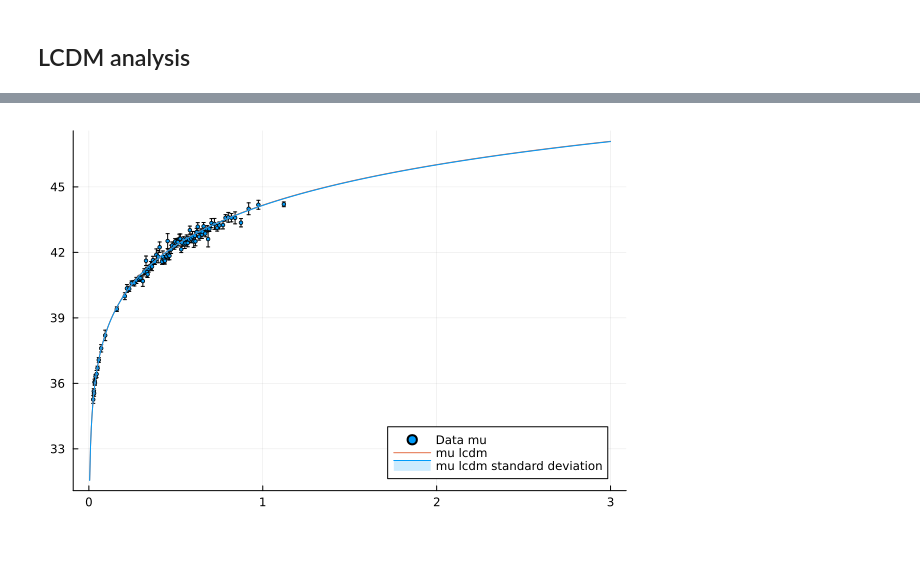
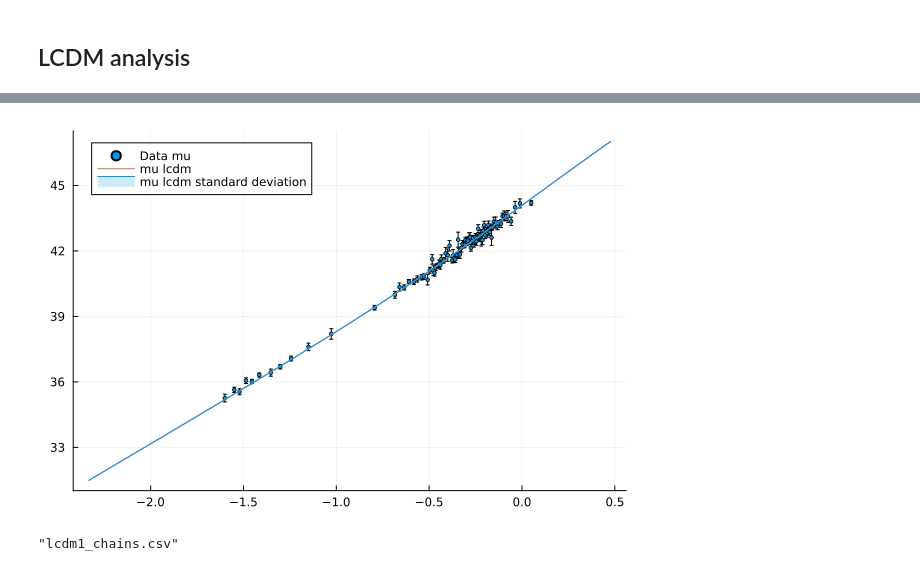
Before and after one commit to JaimeRZP/wb_gp, a Jupyter notebook: alpha_params_fixed.ipynb, the cells around one changed output, grey strips where cells are left out. Cells and saved outputs as stored; diff of their text form; code cells hidden in the pictures.

Commit message:
lcdm_mu_cc_dvrd

```diff
--- a/alpha_params_fixed.ipynb
+++ b/alpha_params_fixed.ipynb
@@ -485,6 +520,14 @@ plot!(z_integ1, vec(fs8_lcdm_m .- fs8_lcdm_s),  fillrange = vec(fs8_lcdm_m .+ fs
-# %%
-plot(datamu.z, datamu.data, yerr=mu_err, label="Data mu", ms=2, seriestype=:scatter)
-plot!(z_integ1, vec(mu_lcdm_m), label="mu lcdm")
-plot!(z_integ1, vec(mu_lcdm_m .- mu_lcdm_s),  fillrange = vec(mu_lcdm_m .+ mu_lcdm_s), fillalpha=0.2, c=1, label="mu lcdm standard deviation")
-# %% [output]
-[figure, removed]
+# %%
+plot(log10.(datamu.z), datamu.data, yerr=mu_err, label="Data mu", ms=2, seriestype=:scatter)
+plot!(log10.(z_integ1), vec(mu_lcdm_m), label="mu lcdm")
+plot!(log10.(z_integ1), vec(mu_lcdm_m .- mu_lcdm_s),  fillrange = vec(mu_lcdm_m .+ mu_lcdm_s), fillalpha=0.2, c=1, label="mu lcdm standard deviation")
+# plot(datamu.z, datamu.data, yerr=mu_err, label="Data mu", ms=2, seriestype=:scatter)
+# plot!(z_integ1, vec(mu_lcdm_m), label="mu lcdm")
+# plot!(z_integ1, vec(mu_lcdm_m .- mu_lcdm_s),  fillrange = vec(mu_lcdm_m .+ mu_lcdm_s), fillalpha=0.2, c=1, label="mu lcdm standard deviation")
+# %% [output]
+[figure, added]
+# %%
+lcdm_df_1 = DataFrame(chain_LCDM)
+CSV.write("lcdm1_chains.csv", lcdm_df_1)
+# %% [output]
+"lcdm1_chains.csv"
```
Also changed, not shown: parts of 22 cells of this notebook.
